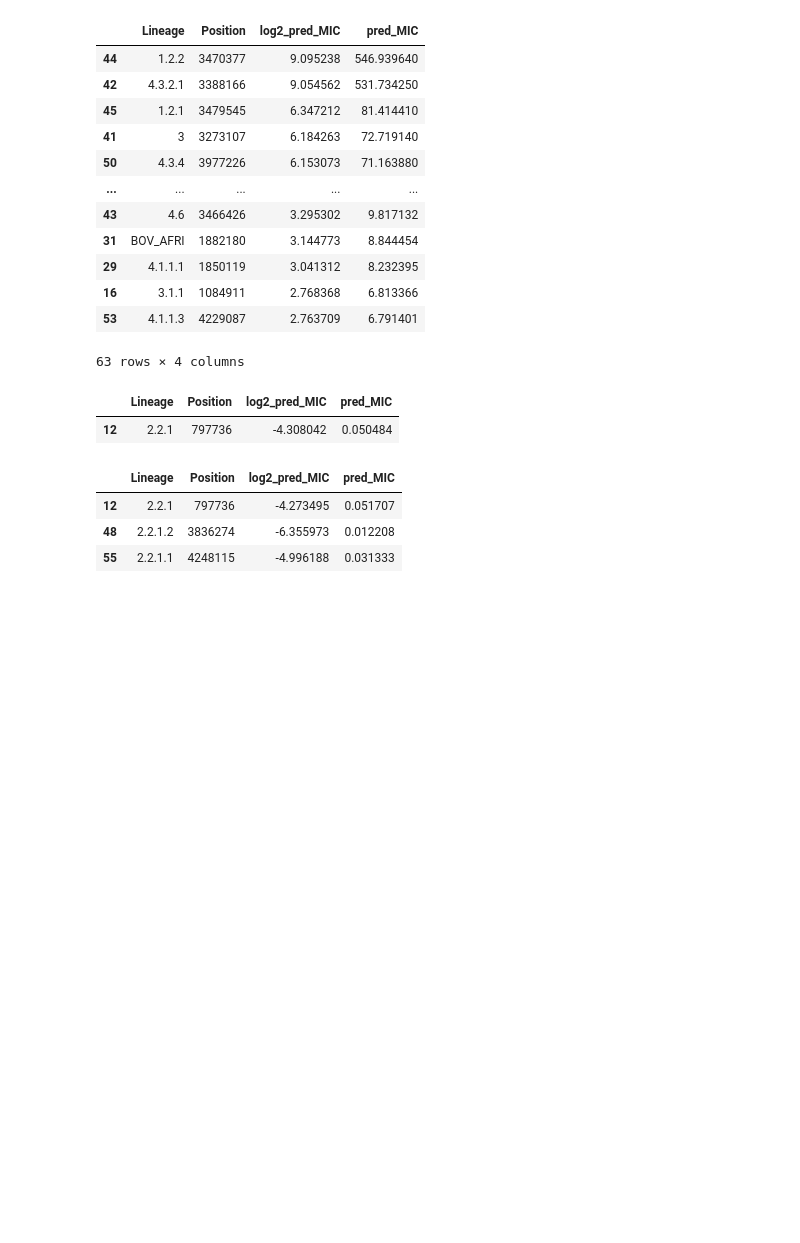
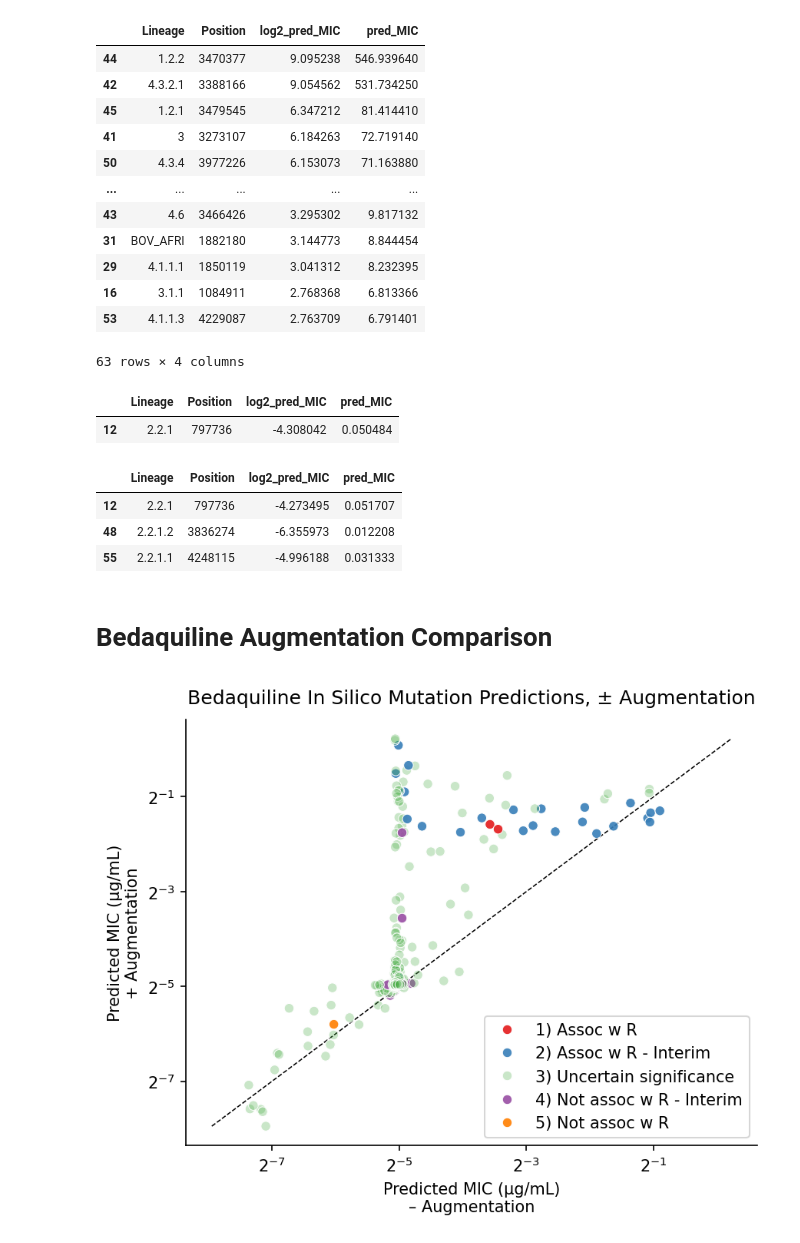
Before and after one commit to sanju99/MtbQuantCNN, a Jupyter notebook: analysis/insilico_analysis.ipynb, the cells around one changed output. Cells and saved outputs as stored; diff of their text form; code cells hidden in the pictures; blank space fills up the shorter version.

Commit message:
update bedaquiline augmentation comparison

```diff
--- a/analysis/insilico_analysis.ipynb
+++ b/analysis/insilico_analysis.ipynb
@@ -2793,3 +2807,55 @@ all_drugs_lineage_SNP_predictions['BDQ'].query("Lineage in ['2.2.1', '2.2.1.1',
 | 12 | 2.2.1 | 797736 | -4.273495 | 0.051707 |
 | 48 | 2.2.1.2 | 3836274 | -6.355973 | 0.012208 |
 | 55 | 2.2.1.1 | 4248115 | -4.996188 | 0.031333 |
+# %% [markdown]
+# Bedaquiline Augmentation Comparison
+# %%
+for drug in ['BDQ']:
+
+    log_base = 2
+    model_path = f"{drug}_lineage_amino_acid"
+
+    # try:
+    BDQ_predictions_compare = plot_ECDF(model_path, cc_dict[drug], log_base=log_base, include_uncertain=True, V1=False, saveFig=True, show=True)
+    BDQ_predictions_compare['gene'] = BDQ_predictions_compare['variant'].str.split('_').str[0]
+    BDQ_predictions_compare.loc[BDQ_predictions_compare['variant']=='MT_H37Rv', 'gene'] = 'MT_H37Rv'
+
+    BDQ_predictions_compare['drug'] = abbr_drug_dict[drug]
+    BDQ_predictions_compare = BDQ_predictions_compare.reset_index(drop=True)
+
+BDQ_predictions_compare = BDQ_predictions_compare.merge(all_drugs_insilico_pred.query("drug=='Bedaquiline'")[['variant', 'pred_MIC', 'ref_pred', 'fold_change']].rename(columns={'pred_MIC': 'pred_MIC_augmented', 'ref_pred': 'ref_pred_augmented', 'fold_change': 'fold_change_augmented'}))
+# %%
+df_BDQ_plot = BDQ_predictions_compare#.query("confidence != '3) Uncertain significance'")
+
+color_dict = {'1) Assoc w R': to_rgba(sns.color_palette('Set1')[0], 0.9),
+              '2) Assoc w R - Interim': to_rgba(sns.color_palette('Set1')[1], 0.9),
+              '3) Uncertain significance': to_rgba(sns.color_palette('Set1')[2], 0.3),
+              '4) Not assoc w R - Interim': to_rgba(sns.color_palette('Set1')[3], 0.9),
+              '5) Not assoc w R': to_rgba(sns.color_palette('Set1')[4], 0.9),
+             }
+
+sns.scatterplot(data=df_BDQ_plot,
+                x='pred_MIC',
+                y='pred_MIC_augmented',
+                hue='confidence',
+                hue_order=['1) Assoc w R', '2) Assoc w R - Interim', '3) Uncertain significance', '4) Not assoc w R - Interim', '5) Not assoc w R'],
+                # alpha=0.9,
+                palette=color_dict
+               )
+
+plt.xscale('log', base=2)
+plt.yscale('log', base=2)
+
+x_vals = np.linspace(df_BDQ_plot[['pred_MIC', 'pred_MIC_augmented']].min(axis=None), df_BDQ_plot[['pred_MIC', 'pred_MIC_augmented']].max(axis=None), 10)
+plt.plot(x_vals, x_vals, linestyle='--', linewidth=0.75, color='black', zorder=0)
+
+plt.legend(title='')
+
+plt.title("Bedaquiline In Silico Mutation Predictions, ± Augmentation")
+plt.xlabel('Predicted MIC (µg/mL)\n– Augmentation')
+plt.ylabel('Predicted MIC (µg/mL)\n+ Augmentation')
+
+sns.despine()
+plt.savefig("./results/Bedaquiline/insilico_predictions_augmentation_compare.svg", bbox_inches='tight')
+# %% [output]
+[figure, added]
```
Also changed, not shown: parts of 7 cells of this notebook, 25 other files.
